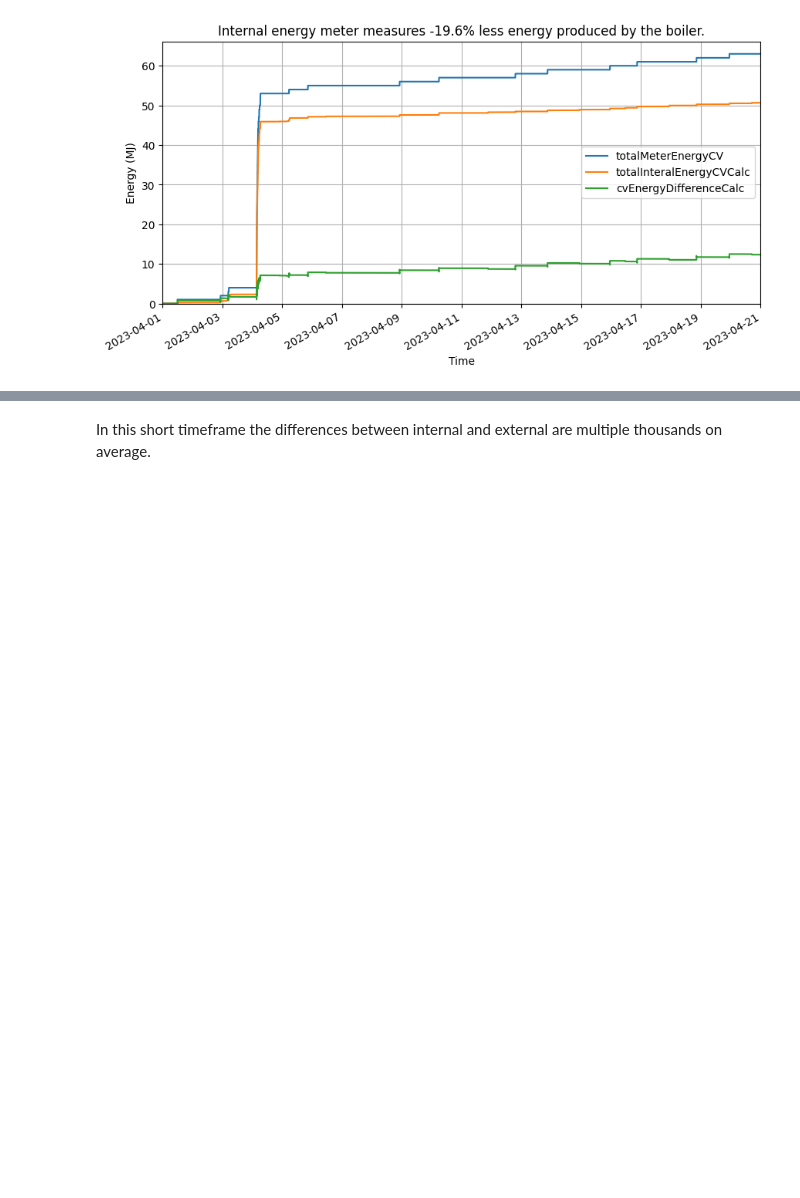
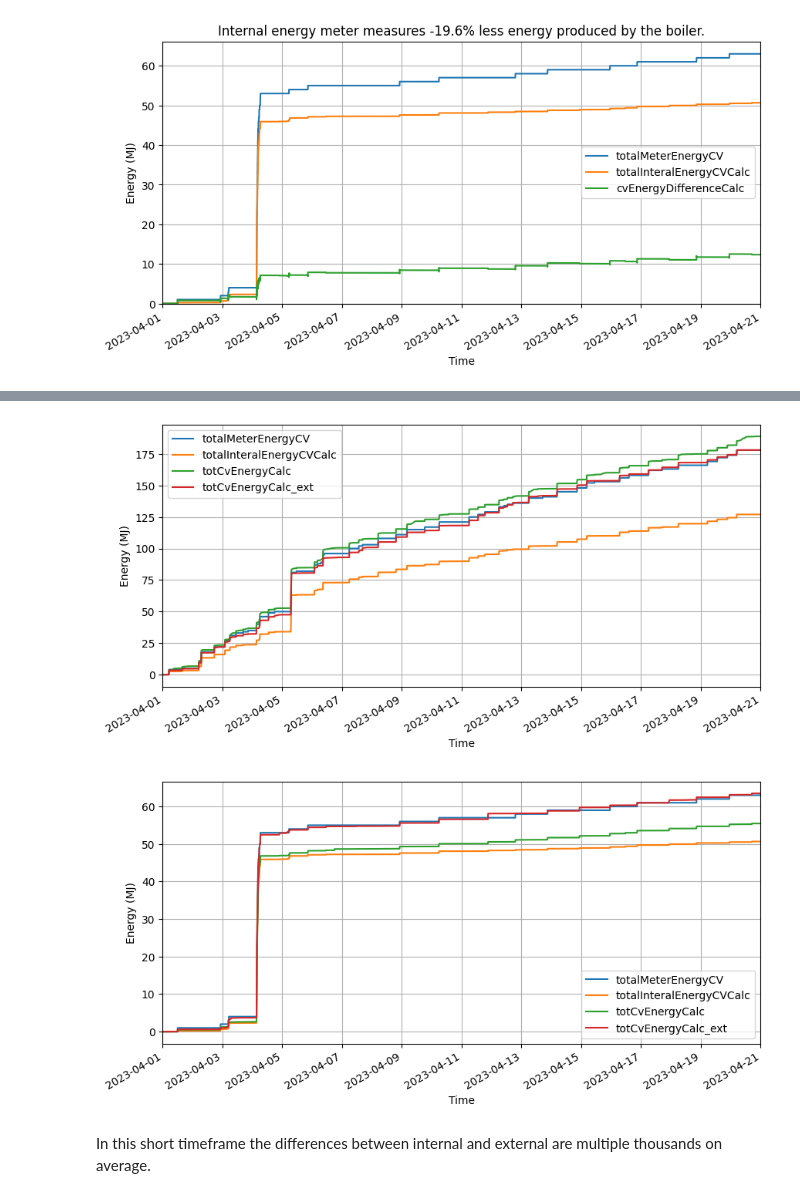
Before and after one commit to season0112/quatt_data_analysis, a Jupyter notebook: power-energy-calculations/live-data/02A_explorative-analysis-heat-gen.ipynb, the cells around one changed output, grey strips where cells are left out. Saved outputs shown, nothing was run; the diff lists cells and outputs as text; code cells hidden in the pictures; blank space fills up the shorter version.

```diff
--- a/power-energy-calculations/live-data/02A_explorative-analysis-heat-gen.ipynb
+++ b/power-energy-calculations/live-data/02A_explorative-analysis-heat-gen.ipynb
@@ -349,3 +460,25 @@ for key, grp in heat_df.groupby('system.quattId'):
+# %%
+# plot new calculated internal cv energy value
+for key, grp in heat_df.groupby('system.quattId'):
+    # percentual_difference = (grp['totalInteralEnergyCVCalc'].iloc[-1]-grp['totalMeterEnergyCV'].iloc[-1])*100/(grp['totalMeterEnergyCV'].iloc[-1])
+    # print((grp['totalInteralEnergyCVCalc'].iloc[-1]-grp['totalMeterEnergyCV'].iloc[-1])/(grp['totalMeterEnergyCV'].iloc[-1]))
+    grp[['timestamp',
+         'totalMeterEnergyCV',
+         'totalInteralEnergyCVCalc',
+         'totCvEnergyCalc',
+         'totCvEnergyCalc_ext'#,
+         #'totCvEnergyCalc_Tout', 'totCvEnergyCalc_flow'
+         ]].plot(x='timestamp', figsize=(10,5))
+    plt.ylabel('Energy (MJ)')
+    plt.xlabel('Time')
+    plt.xlim([datetime(2023, 4, 1), datetime(2023, 4, 21)])
+    plt.grid()
+    # plt.ylim([0,1.05*max(grp['totalMeterEnergyCV'])])
+#     plt.title(f'Internal energy meter measures {percentual_difference:.1f}% less energy produced by the boiler.')
+    plt.show()
+# %% [output]
+[figure, added]
+[figure, added]
 # %% [markdown]
 In this short timeframe the differences between internal and external are multiple thousands on average.
 # %%
```
Also changed, not shown: parts of 7 cells of this notebook, 3 other files.
